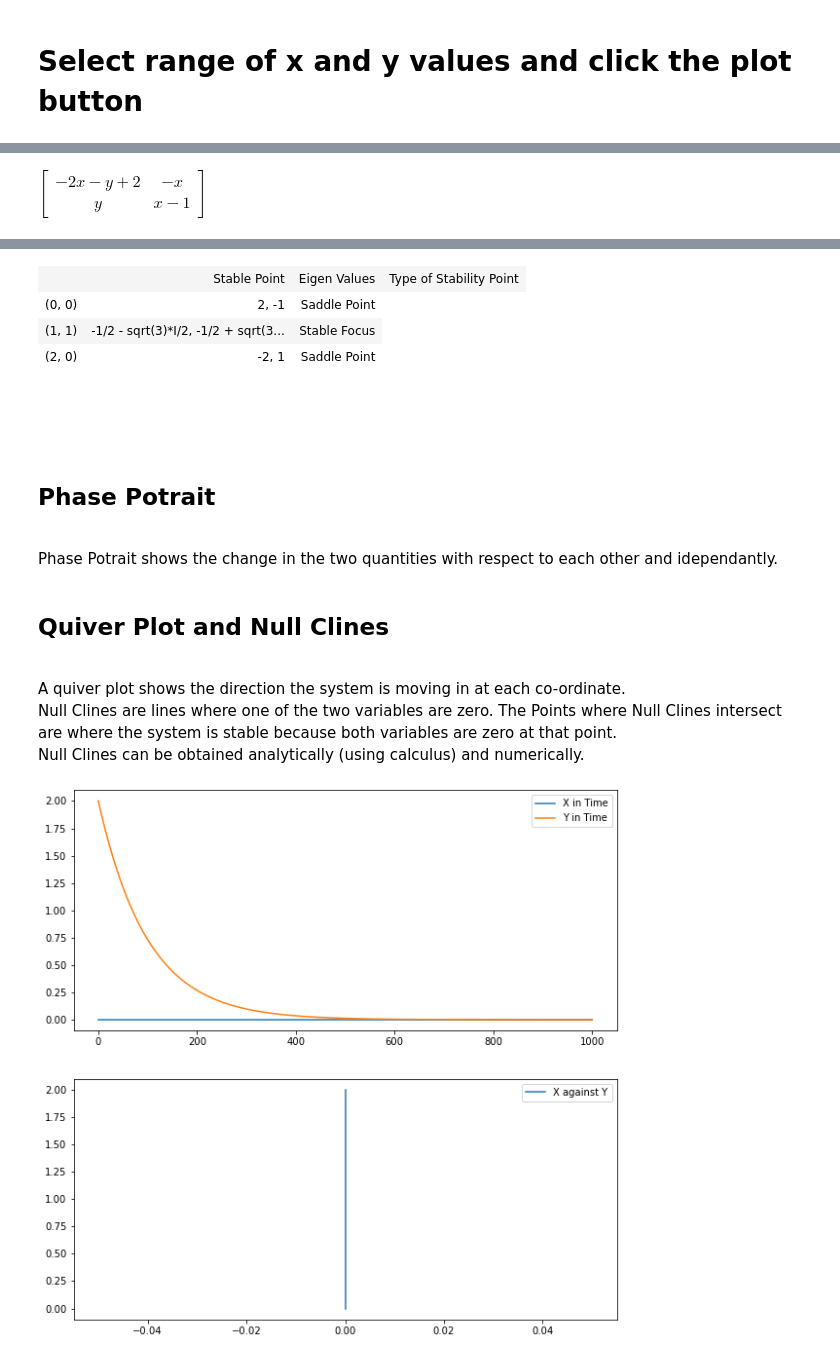
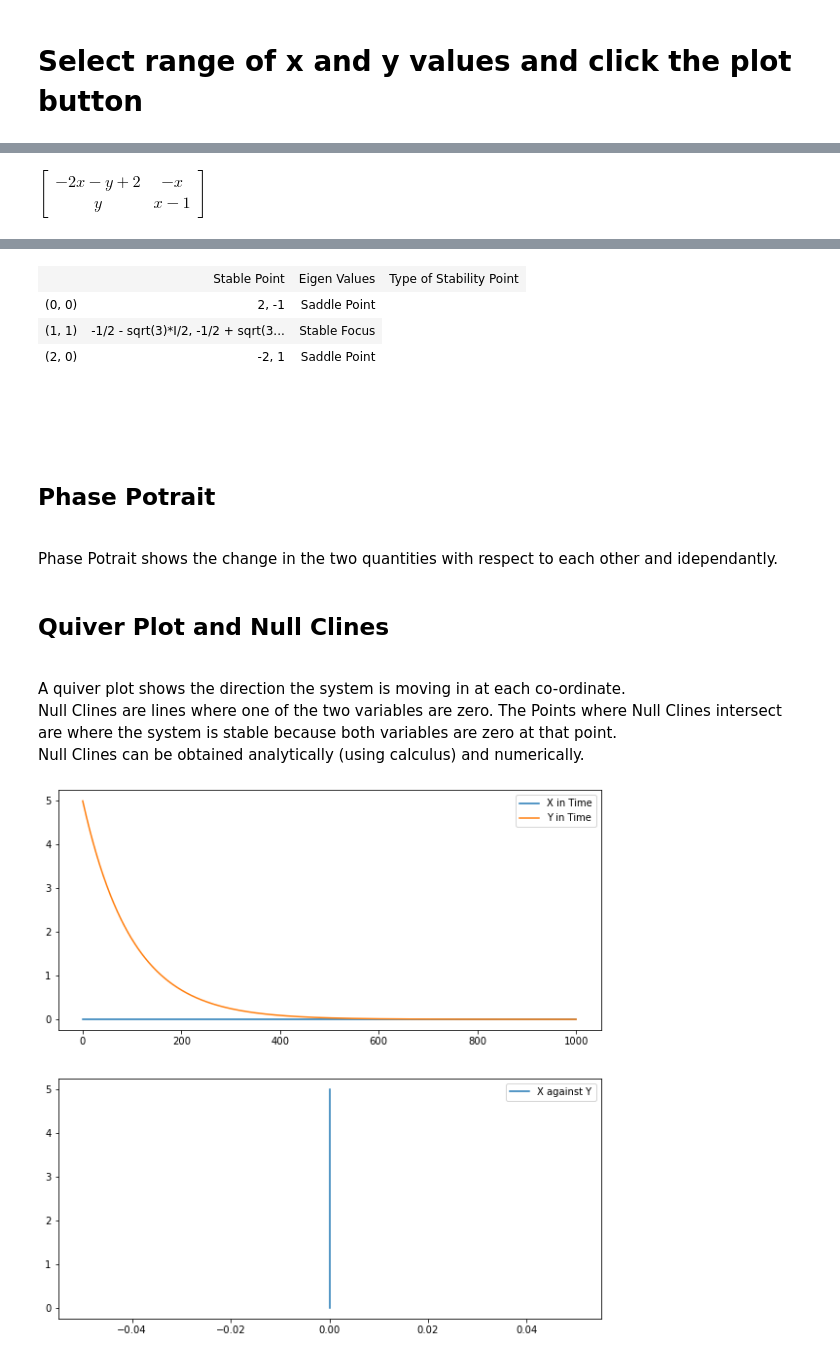
Before and after one commit to 104H/neuropynamics, a Jupyter notebook: notebooks/pplane.ipynb, the cells around one changed output, grey strips where cells are left out. Cells and saved outputs as stored; diff of their text form; code cells hidden in the pictures.

```diff
--- a/notebooks/pplane.ipynb
+++ b/notebooks/pplane.ipynb
@@ -80,13 +53,13 @@ def system(initialx, initialy, func1, func2, delta, timerange):
 
     return x, y
 # %%
-def on_change():
+def plots(expr1, expr2, x, y):
     # converting the equations to functions
     f1 = lambdify((x, y), expr1)
     f2 = lambdify((x, y), expr2)
 
     # phase space
-    sx, sy = system(0, 2, f1, f2, 0.01, 1000)
+    sx, sy = system(0, 5, f1, f2, 0.01, 1000)
     fig, (ax1, ax2) = plt.subplots(2, 1, figsize=(10,10))
     ax1.plot(sx, label='X in Time')
     ax1.plot(sy, label='Y in Time')
@@ -228,33 +201,33 @@ display(x_range_slider)
 
 renderButton = widgets.Button(description='Plot')
 display(renderButton)
 
 @renderButton.on_click
 def renderButtonOnClick(b):
     clear_output()
 
     display(y_range_slider)
     display(x_range_slider)
     display(renderButton)
 
-    on_change()
+    plots()
 # %% [output]
 IntRangeSlider(value=(-5, 5), max=10, min=-10)
 IntRangeSlider(value=(-5, 5), max=10, min=-10)
 [interactive output not drawn]
 Jacobian Matrix
 The Jacobian matrix has single order derivatives of a System of Equations.
 $\displaystyle \left[\begin{matrix}- 2 x - y + 2 & - x\\y & x - 1\end{matrix}\right]$
 [interactive output not drawn]
 |  | Stable Point | Eigen Values | Type of Stability Point |
 | (0, 0) | 2, -1 | Saddle Point |
 | (1, 1) | -1/2 - sqrt(3)*I/2, -1/2 + sqrt(3... | Stable Focus |
 | (2, 0) | -2, 1 | Saddle Point |
 Phase Potrait
 Phase Potrait shows the change in the two quantities with respect to each other and idependantly.
 Quiver Plot and Null Clines
 A quiver plot shows the direction the system is moving in at each co-ordinate.
 Null Clines are lines where one of the two variables are zero. The Points where Null Clines intersect are where the system is stable because both variables are zero at that point.
 Null Clines can be obtained analytically (using calculus) and numerically.
-[figure, old version]
+[figure, new version]
 [figure]
```
Also changed, not shown: parts of 2 cells of this notebook.
